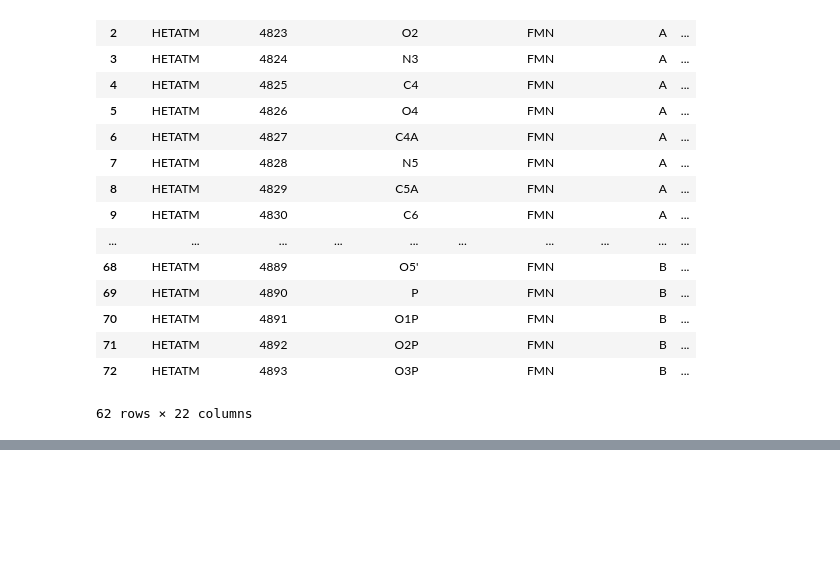
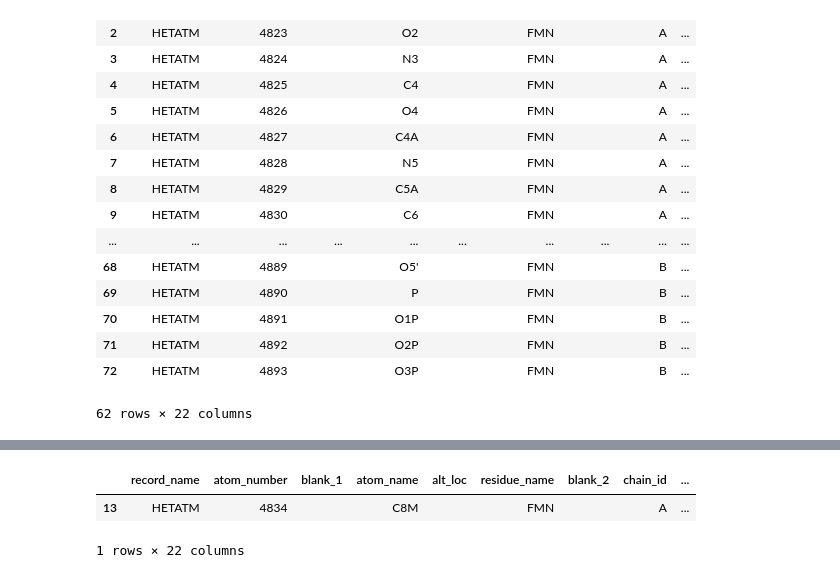
Before and after one commit to FlavoInformatics/FlavinDB, a Jupyter notebook: FilterInteractions.ipynb, the cells around one changed output, grey strips where cells are left out. Saved outputs shown, nothing was run; the diff lists cells and outputs as text; code cells hidden in the pictures; blank space fills up the shorter version.

```diff
--- a/FilterInteractions.ipynb
+++ b/FilterInteractions.ipynb
@@ -149,0 +179,7 @@ hetatms[hetatms.residue_name == "FMN"]
+# %%
+temp = hetatms[hetatms.atom_number == 4834]
+temp
+# %% [output]
+|  | record_name | atom_number | blank_1 | atom_name | alt_loc | residue_name | blank_2 | chain_id | ... |
+| 13 | HETATM | 4834 |  | C8M |  | FMN |  | A | ... |
+1 rows × 22 columns
```
Also changed, not shown: parts of 2 cells of this notebook, 2 other files.
